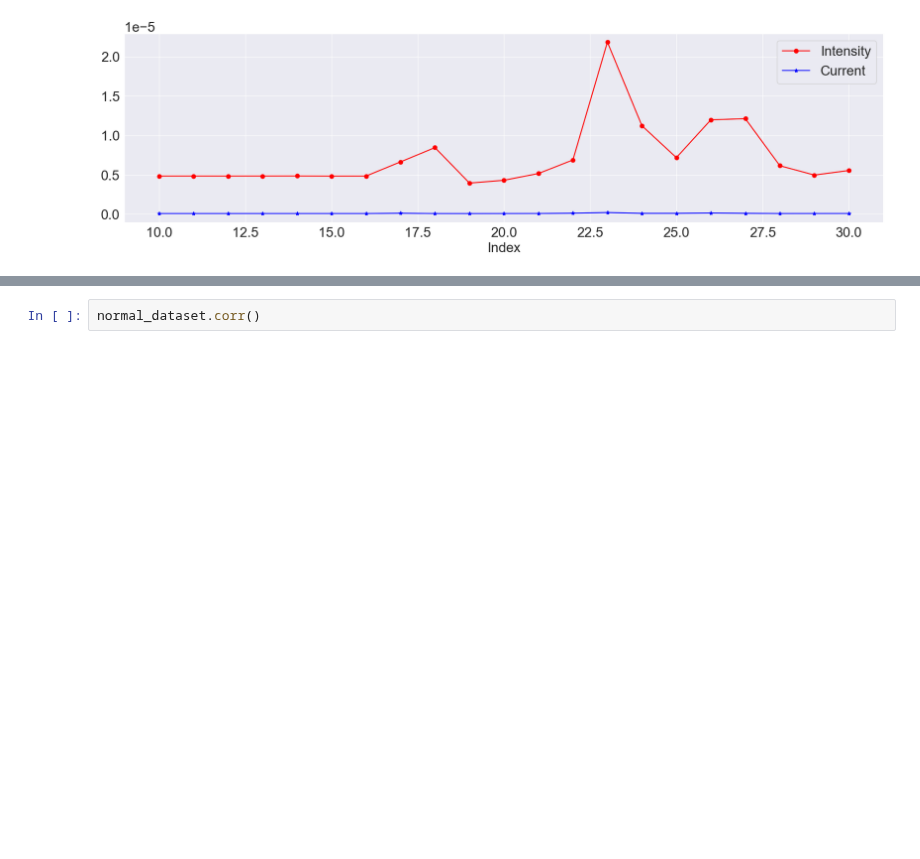
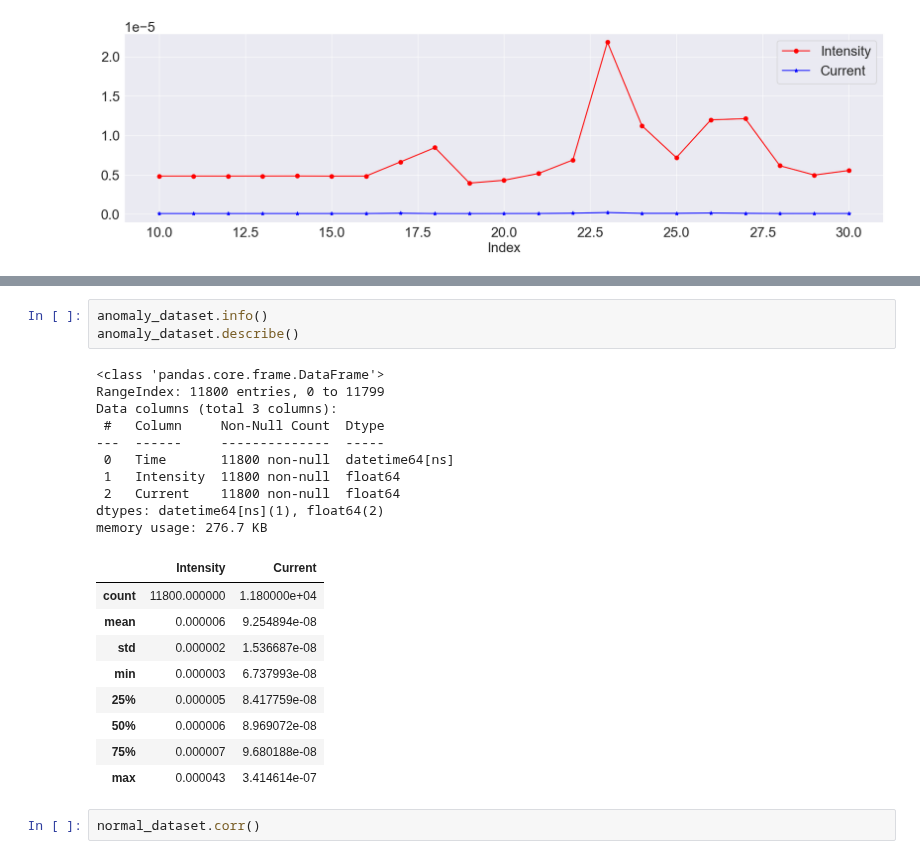
Before and after one commit to Kwak-Jin/Smart-Factory, a Jupyter notebook: notebooks/test.ipynb, the cells around one changed output, grey strips where cells are left out. Saved outputs shown, nothing was run; the diff lists cells and outputs as text; blank space fills up the shorter version.

```diff
--- a/notebooks/test.ipynb
+++ b/notebooks/test.ipynb
@@ -63,3 +86,26 @@ anomaly_dataset.describe()
+# %%
+anomaly_dataset.info()
+anomaly_dataset.describe()
+# %% [output]
+<class 'pandas.core.frame.DataFrame'>
+RangeIndex: 11800 entries, 0 to 11799
+Data columns (total 3 columns):
+ #   Column     Non-Null Count  Dtype
+---  ------     --------------  -----
+ 0   Time       11800 non-null  datetime64[ns]
+ 1   Intensity  11800 non-null  float64
+ 2   Current    11800 non-null  float64
+dtypes: datetime64[ns](1), float64(2)
+memory usage: 276.7 KB
+|  | Intensity | Current |
+| count | 11800.000000 | 1.180000e+04 |
+| mean | 0.000006 | 9.254894e-08 |
+| std | 0.000002 | 1.536687e-08 |
+| min | 0.000003 | 6.737993e-08 |
+| 25% | 0.000005 | 8.417759e-08 |
+| 50% | 0.000006 | 8.969072e-08 |
+| 75% | 0.000007 | 9.680188e-08 |
+| max | 0.000043 | 3.414614e-07 |
 # %%
 normal_dataset.corr()
 # %% [output]
```
Also changed, not shown: parts of 27 cells of this notebook.
